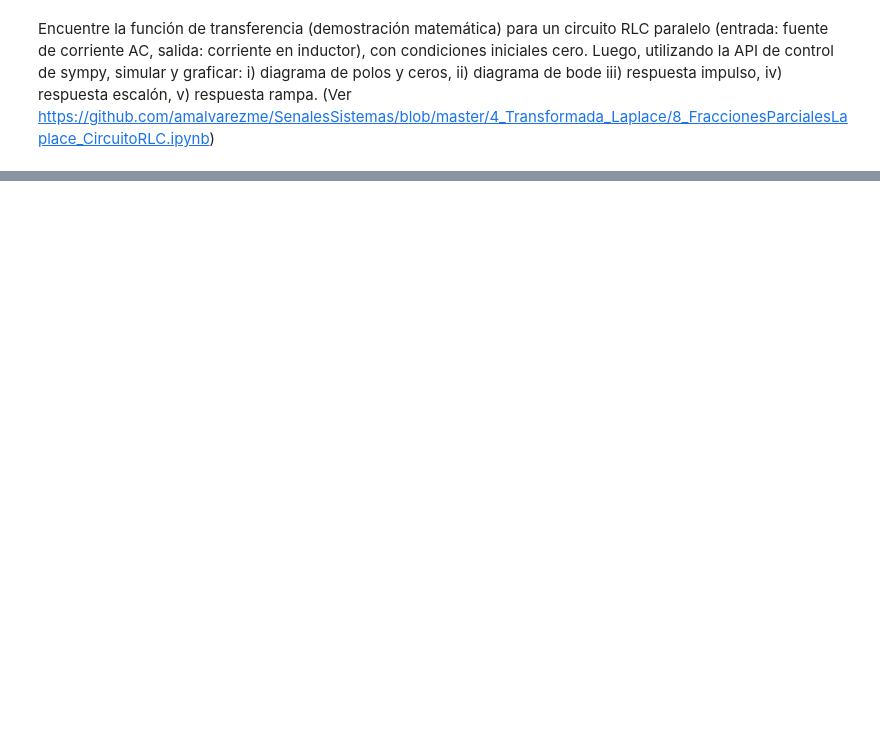
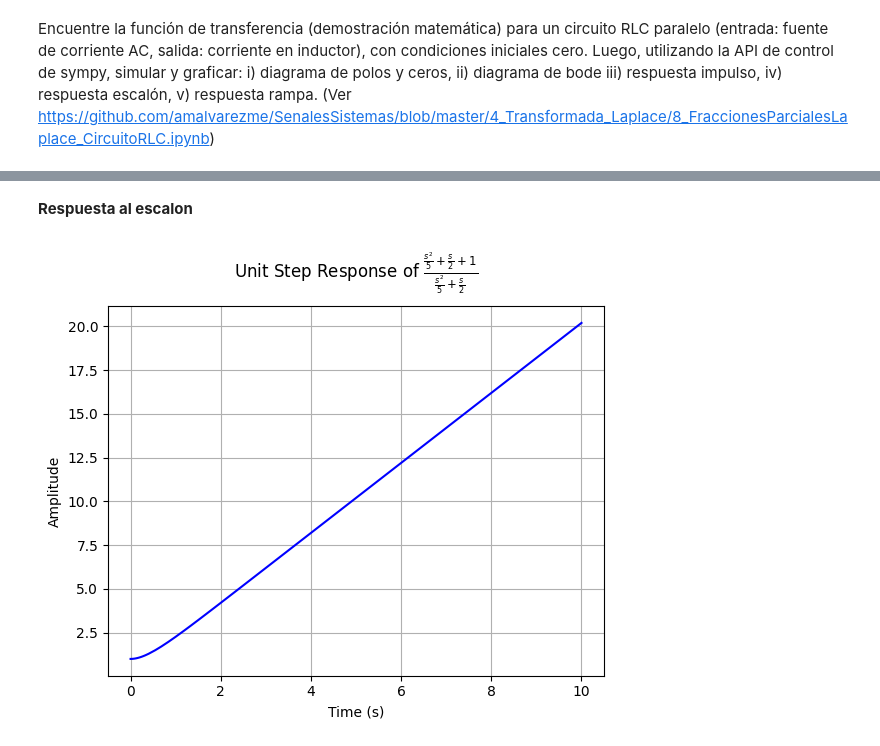
Before and after one commit to Yomunozs/Senales_Sistemas, a Jupyter notebook: 4_Transformada_Laplace/Ejercicio_clase.ipynb, the cells around one changed output, grey strips where cells are left out. Cells and saved outputs as stored; diff of their text form; code cells hidden in the pictures; blank space fills up the shorter version.

```diff
--- a/4_Transformada_Laplace/Ejercicio_clase.ipynb
+++ b/4_Transformada_Laplace/Ejercicio_clase.ipynb
@@ -21,0 +85,6 @@ Y
+# %% [markdown]
+**Respuesta al escalon**
+# %%
+control.step_response_plot(HRLC)
+# %% [output]
+[figure, added]
```
Also changed, not shown: parts of 14 cells of this notebook.
